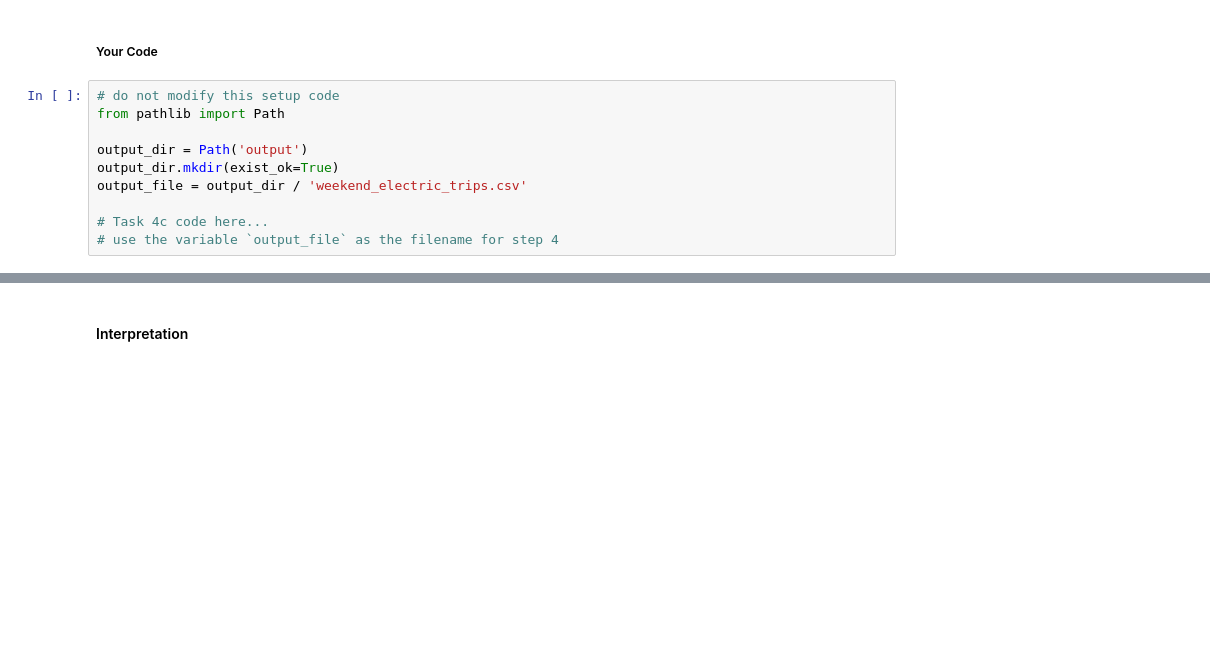
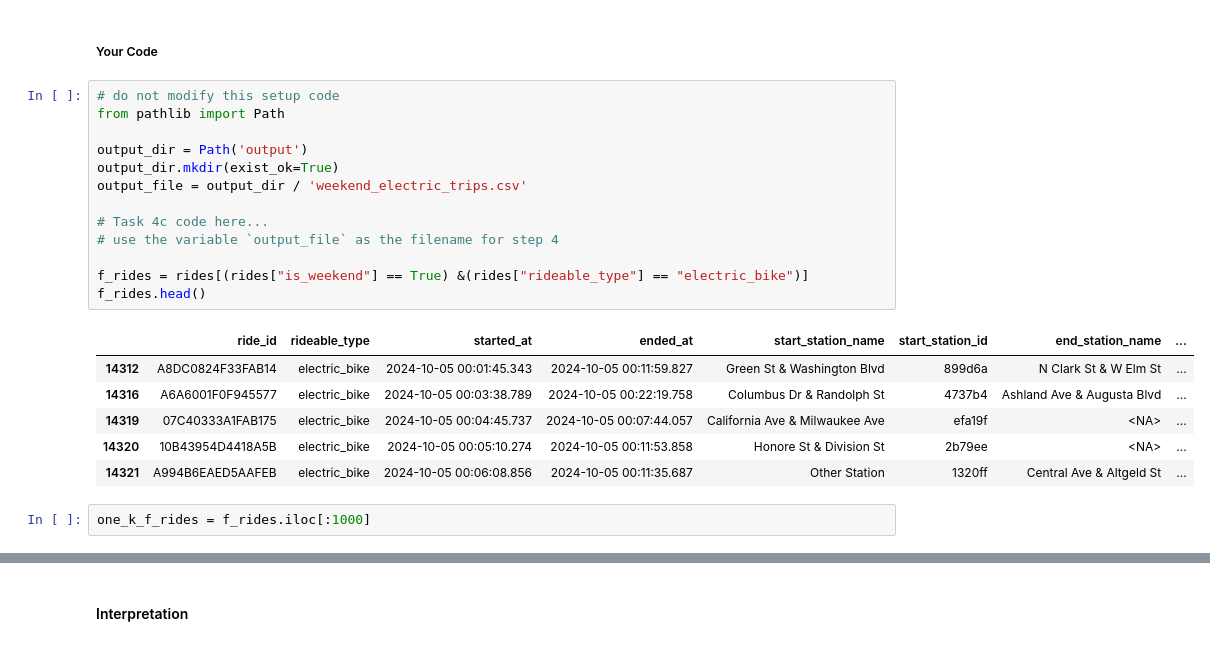
Before and after one commit to mattressdog/py4eda-work, a Jupyter notebook: homework/hw3b_MTR.ipynb, the cells around one changed output, grey strips where cells are left out. Drawn from its saved outputs; the diff is of its cells as text; blank space fills up the shorter version.

```diff
--- a/homework/hw3b_MTR.ipynb
+++ b/homework/hw3b_MTR.ipynb
@@ -877,10 +877,22 @@ After exporting, report how many total weekend electric bike trips existed befor
 # %%
 # do not modify this setup code
 from pathlib import Path
 
 output_dir = Path('output')
 output_dir.mkdir(exist_ok=True)
 output_file = output_dir / 'weekend_electric_trips.csv'
 
 # Task 4c code here...
 # use the variable `output_file` as the filename for step 4
+
+f_rides = rides[(rides["is_weekend"] == True) &(rides["rideable_type"] == "electric_bike")]
+f_rides.head()
+# %% [output]
+|  | ride_id | rideable_type | started_at | ended_at | start_station_name | start_station_id | end_station_name | ... |
+| 14312 | A8DC0824F33FAB14 | electric_bike | 2024-10-05 00:01:45.343 | 2024-10-05 00:11:59.827 | Green St & Washington Blvd | 899d6a | N Clark St & W Elm St | ... |
+| 14316 | A6A6001F0F945577 | electric_bike | 2024-10-05 00:03:38.789 | 2024-10-05 00:22:19.758 | Columbus Dr & Randolph St | 4737b4 | Ashland Ave & Augusta Blvd | ... |
+| 14319 | 07C40333A1FAB175 | electric_bike | 2024-10-05 00:04:45.737 | 2024-10-05 00:07:44.057 | California Ave & Milwaukee Ave | efa19f | <NA> | ... |
+| 14320 | 10B43954D4418A5B | electric_bike | 2024-10-05 00:05:10.274 | 2024-10-05 00:11:53.858 | Honore St & Division St | 2b79ee | <NA> | ... |
+| 14321 | A994B6EAED5AAFEB | electric_bike | 2024-10-05 00:06:08.856 | 2024-10-05 00:11:35.687 | Other Station | 1320ff | Central Ave & Altgeld St | ... |
+# %%
+one_k_f_rides = f_rides.iloc[:1000]
```
Also changed, not shown: parts of 2 cells of this notebook.
